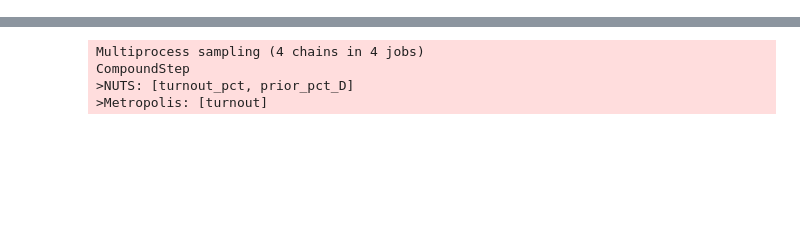
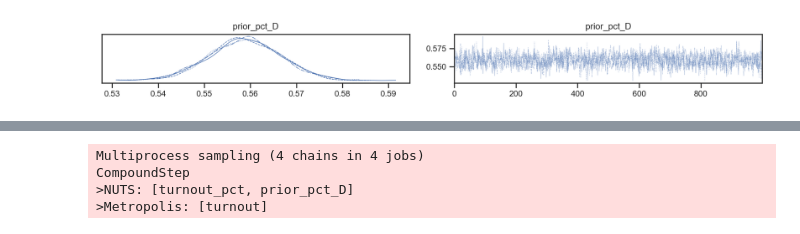
Before and after one commit to dmnapolitano/nj-governor, a Jupyter notebook: NJ Governor 2025 GE.ipynb, the cells around one changed output, grey strips where cells are left out. Cells and saved outputs as stored; diff of their text form; code cells hidden in the pictures; blank space fills up the shorter version.

Commit message:
Starting to work with the one poll we have so far

```diff
--- a/NJ Governor 2025 GE.ipynb
+++ b/NJ Governor 2025 GE.ipynb
@@ -22,0 +72,6 @@ del past_vote_df["Weighted % D"]
+# %%
+state_past_vote["% 2P Turnout 2021"] = state_past_vote["Total Votes Gov 2021 2P"] / state_past_vote["RV 2021"]
+state_past_vote["% 2P Turnout 2024"] = state_past_vote["Total Votes GE 2024 2P"] / state_past_vote["RV 2024"]
+# %%
+state_past_vote["% Murphy 2P"] = state_past_vote["Murphy Votes"] / state_past_vote["Total Votes Gov 2021 2P"]
+state_past_vote["% Harris 2P"] = state_past_vote["Harris Votes"] / state_past_vote["Total Votes GE 2024 2P"]
@@ -22,0 +93,20 @@ del past_vote_df["Weighted % D"]
+# %%
+with pm.Model() as state_model:
+    # prior
+    prior_pct_D = pm.Beta("prior_pct_D",
+                          mu=state_past_vote[["% Murphy 2P", "% Harris 2P"]].mean(),
+                          sigma=state_past_vote[["% Murphy 2P", "% Harris 2P"]].std(ddof=1))
+    # TODO: another Beta for the percentage from the poll(s)
+    # then something like
+    # pct_D = pm.math.invlogit(prior_pct_D + poll_pct_D)
+
+    # likelihood
+    y_hat = pm.Binomial(
+        "y_hat",
+        p=prior_pct_D,
+        n=survey_votes_df["Sample Size 2P"],
+        observed=survey_votes_df["value"]
+    )
+# %%
+with state_model:
+    idata = pm.sample()
@@ -22,0 +120,5 @@ del past_vote_df["Weighted % D"]
+# %%
+az.plot_trace(idata);
+plt.tight_layout()
+# %% [output]
+[figure, added]
```
Also changed, not shown: parts of 16 cells of this notebook.
